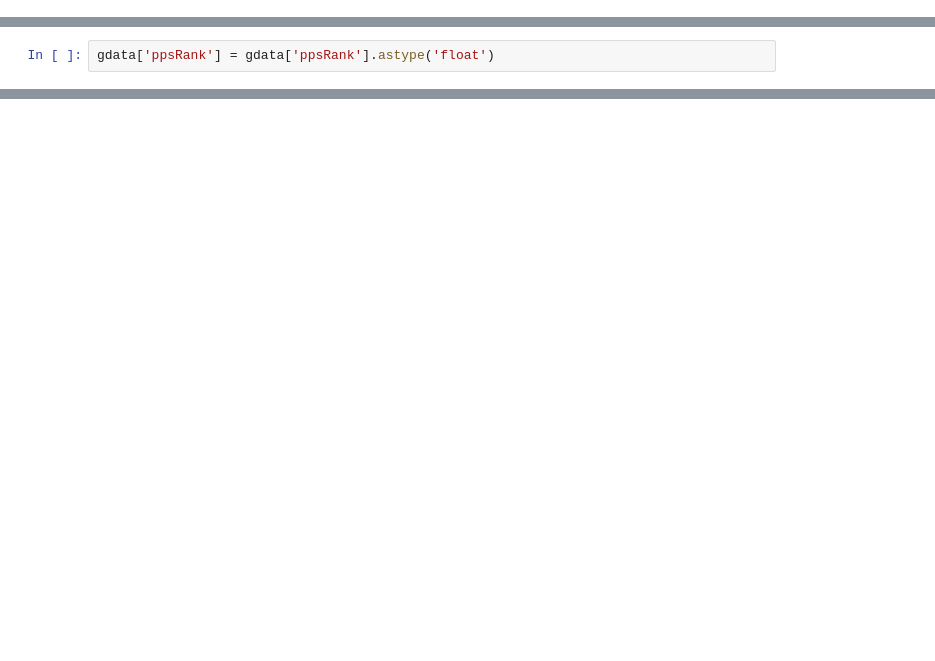
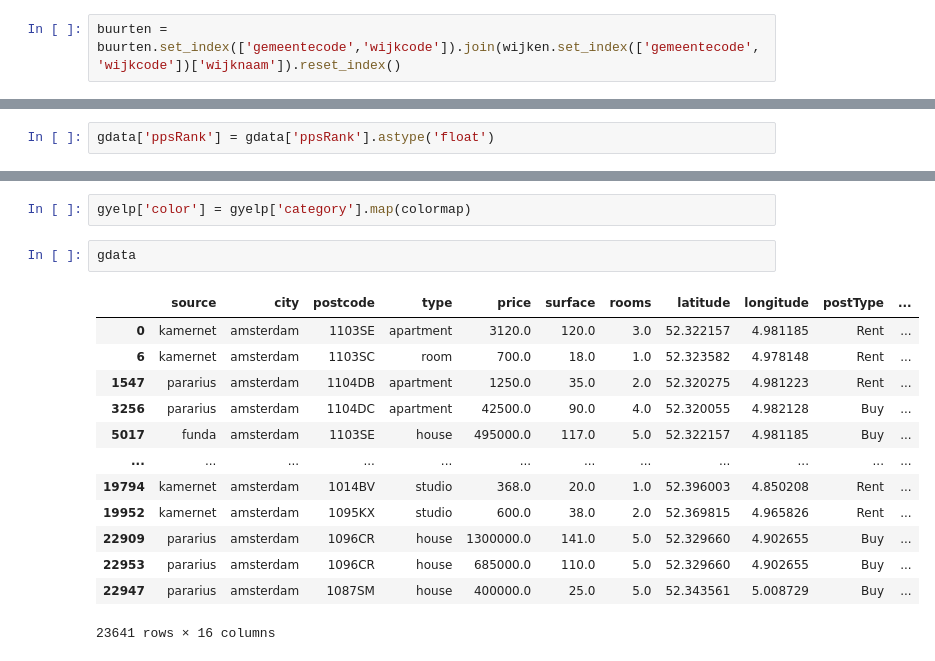
Before and after one commit to maufonsecasdfg/amsterdam_rent, a Jupyter notebook: geomatching.ipynb, the cells around one changed output, grey strips where cells are left out. Cells and saved outputs as stored; diff of their text form; blank space fills up the shorter version.

```diff
--- a/geomatching.ipynb
+++ b/geomatching.ipynb
@@ -49,6 +50,8 @@ for k in ranks:
 buurten = gpd.read_file('./data/WijkBuurtkaart_2021_v1.gpkg',layer='cbs_buurten_2021')
 wijken = gpd.read_file('./data/WijkBuurtkaart_2021_v1.gpkg',layer='cbs_wijken_2021')
 gemeenten = gpd.read_file('./data/WijkBuurtkaart_2021_v1.gpkg',layer='gemeenten2021')
+# %%
+buurten = buurten.set_index(['gemeentecode','wijkcode']).join(wijken.set_index(['gemeentecode','wijkcode'])['wijknaam']).reset_index()
 # %%
 gdata = gpd.GeoDataFrame(data, geometry=gpd.points_from_xy(data.longitude, data.latitude))
 gdata = gdata.set_crs('EPSG:4326')
@@ -82,3 +96,21 @@ gdata['ppsRank'] = gdata['ppsRank'].astype('float')
+# %%
+gyelp['color'] = gyelp['category'].map(colormap)
+# %%
+gdata
+# %% [output]
+|  | source | city | postcode | type | price | surface | rooms | latitude | longitude | postType | ... |
+| 0 | kamernet | amsterdam | 1103SE | apartment | 3120.0 | 120.0 | 3.0 | 52.322157 | 4.981185 | Rent | ... |
+| 6 | kamernet | amsterdam | 1103SC | room | 700.0 | 18.0 | 1.0 | 52.323582 | 4.978148 | Rent | ... |
+| 1547 | pararius | amsterdam | 1104DB | apartment | 1250.0 | 35.0 | 2.0 | 52.320275 | 4.981223 | Rent | ... |
+| 3256 | pararius | amsterdam | 1104DC | apartment | 42500.0 | 90.0 | 4.0 | 52.320055 | 4.982128 | Buy | ... |
+| 5017 | funda | amsterdam | 1103SE | house | 495000.0 | 117.0 | 5.0 | 52.322157 | 4.981185 | Buy | ... |
+| ... | ... | ... | ... | ... | ... | ... | ... | ... | ... | ... | ... |
+| 19794 | kamernet | amsterdam | 1014BV | studio | 368.0 | 20.0 | 1.0 | 52.396003 | 4.850208 | Rent | ... |
+| 19952 | kamernet | amsterdam | 1095KX | studio | 600.0 | 38.0 | 2.0 | 52.369815 | 4.965826 | Rent | ... |
+| 22909 | pararius | amsterdam | 1096CR | house | 1300000.0 | 141.0 | 5.0 | 52.329660 | 4.902655 | Buy | ... |
+| 22953 | pararius | amsterdam | 1096CR | house | 685000.0 | 110.0 | 5.0 | 52.329660 | 4.902655 | Buy | ... |
+| 22947 | pararius | amsterdam | 1087SM | house | 400000.0 | 25.0 | 5.0 | 52.343561 | 5.008729 | Buy | ... |
+23641 rows × 16 columns
 # %%
 fig, ax = plt.subplots(figsize=(15, 10))
 wijken.set_index(['wijknaam','gemeentenaam']).join(gdata.groupby(['wijknaam','gemeentenaam'])['ppsRank'].median(),how='inner').plot(column='ppsRank',cmap='YlOrRd',legend=True,ax=ax)
```
Also changed, not shown: parts of 45 cells of this notebook, 8 other files.
